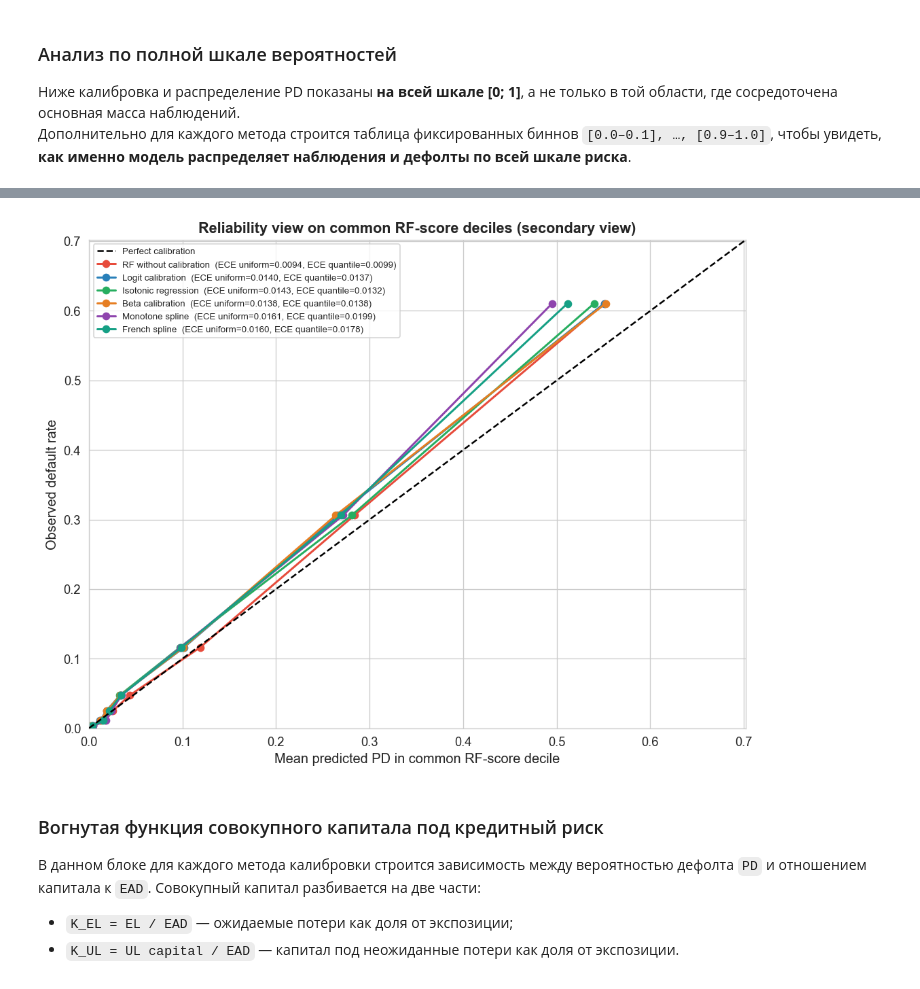
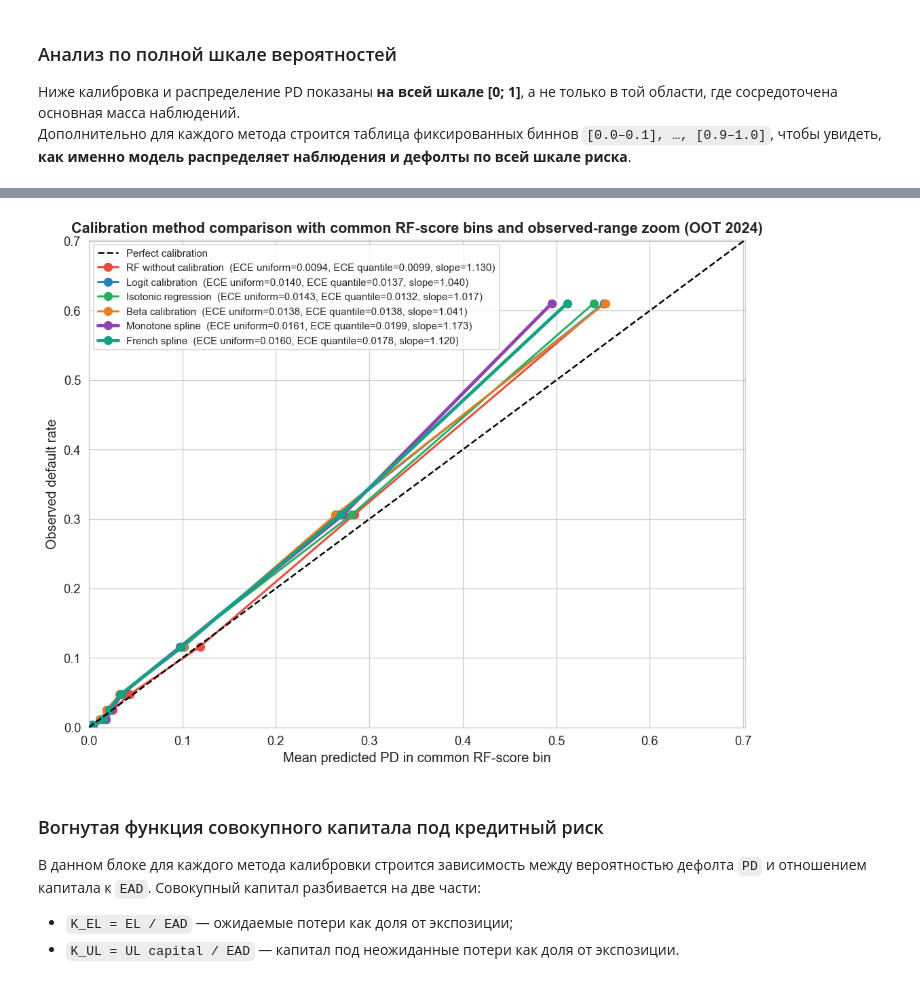
Before and after one commit to ddudenko275-boop/ColebrationTedo, a Jupyter notebook: notebooks/pd_calibration.ipynb, the cells around one changed output, grey strips where cells are left out. Drawn from its saved outputs; the diff is of its cells as text; code cells hidden in the pictures.

Commit message:
Revert "Replace reliability panels with decile calibration comparison"
This reverts commit 37e0858971a4b7609e27e37f3814494be7f0ac3b.

```diff
--- a/notebooks/pd_calibration.ipynb
+++ b/notebooks/pd_calibration.ipynb
@@ -2219,31 +2192,40 @@ RF without calibration
 # %%
 fig, ax = plt.subplots(figsize=(9, 7))
 ax.plot([0, 1], [0, 1], "k--", lw=1.5, label="Perfect calibration", zorder=5)
 
 for (name, probs), color in zip(all_methods.items(), COLORS):
     curve_table = calibration_bin_table(
         y_test.values,
         probs,
-        n_bins=COMMON_RISK_BINS,
+        n_bins=10,
         strategy="ordinal",
         min_count=MIN_RELIABILITY_BIN_N,
         sort_by=scores_test,
     )
+    plot_table = curve_table.loc[~curve_table["is_sparse"]].copy()
     m = summary_metrics(y_test.values, probs)
-    label = f"{name}  (ECE uniform={m['ece_uniform']:.4f}, ECE quantile={m['ece_quantile']:.4f})"
-    ax.plot(curve_table["avg_pd"], curve_table["default_rate"], "o-", color=color, lw=1.8, ms=6, label=label)
+    lw = 3.0 if "spline" in name.lower() else 1.8
+    label = f"{name}  (ECE uniform={m['ece_uniform']:.4f}, ECE quantile={m['ece_quantile']:.4f}, slope={m['cal_slope']:.3f})"
+    ax.plot(plot_table["avg_pd"], plot_table["default_rate"], "o-", color=color, lw=lw, ms=7, label=label)
 
-axis_max = min(1.0, max(0.15, common_bin_panel["avg_pd"].max() * 1.15, common_bin_panel["default_rate"].max() * 1.15))
+all_curve_pd = []
+all_curve_dr = []
+for probs in all_methods.values():
+    tmp = calibration_bin_table(y_test.values, probs, n_bins=10, strategy="ordinal", min_count=MIN_RELIABILITY_BIN_N)
+    tmp = tmp.loc[~tmp["is_sparse"]]
+    all_curve_pd.extend(tmp["avg_pd"].tolist())
+    all_curve_dr.extend(tmp["default_rate"].tolist())
+axis_max = min(1.0, max(0.15, np.nanmax(all_curve_pd) * 1.15, np.nanmax(all_curve_dr) * 1.15))
 ax.set_xlim(0, axis_max)
 ax.set_ylim(0, axis_max)
-ax.set_xlabel("Mean predicted PD in common RF-score decile", fontsize=12)
+ax.set_xlabel("Mean predicted PD in common RF-score bin", fontsize=12)
 ax.set_ylabel("Observed default rate", fontsize=12)
-ax.set_title("Reliability view on common RF-score deciles (secondary view)", fontsize=13, fontweight="bold")
-ax.legend(loc="upper left", fontsize=8)
+ax.set_title("Calibration method comparison with common RF-score bins and observed-range zoom (OOT 2024)", fontsize=13, fontweight="bold")
+ax.legend(loc="upper left", fontsize=9)
 plt.tight_layout()
 plt.show()
 # %% [output]
-[figure, old version]
+[figure, new version]
 # %% [markdown]
 ### Вогнутая функция совокупного капитала под кредитный риск
 
```
Also changed, not shown: parts of 3 cells of this notebook, 2 other files.
